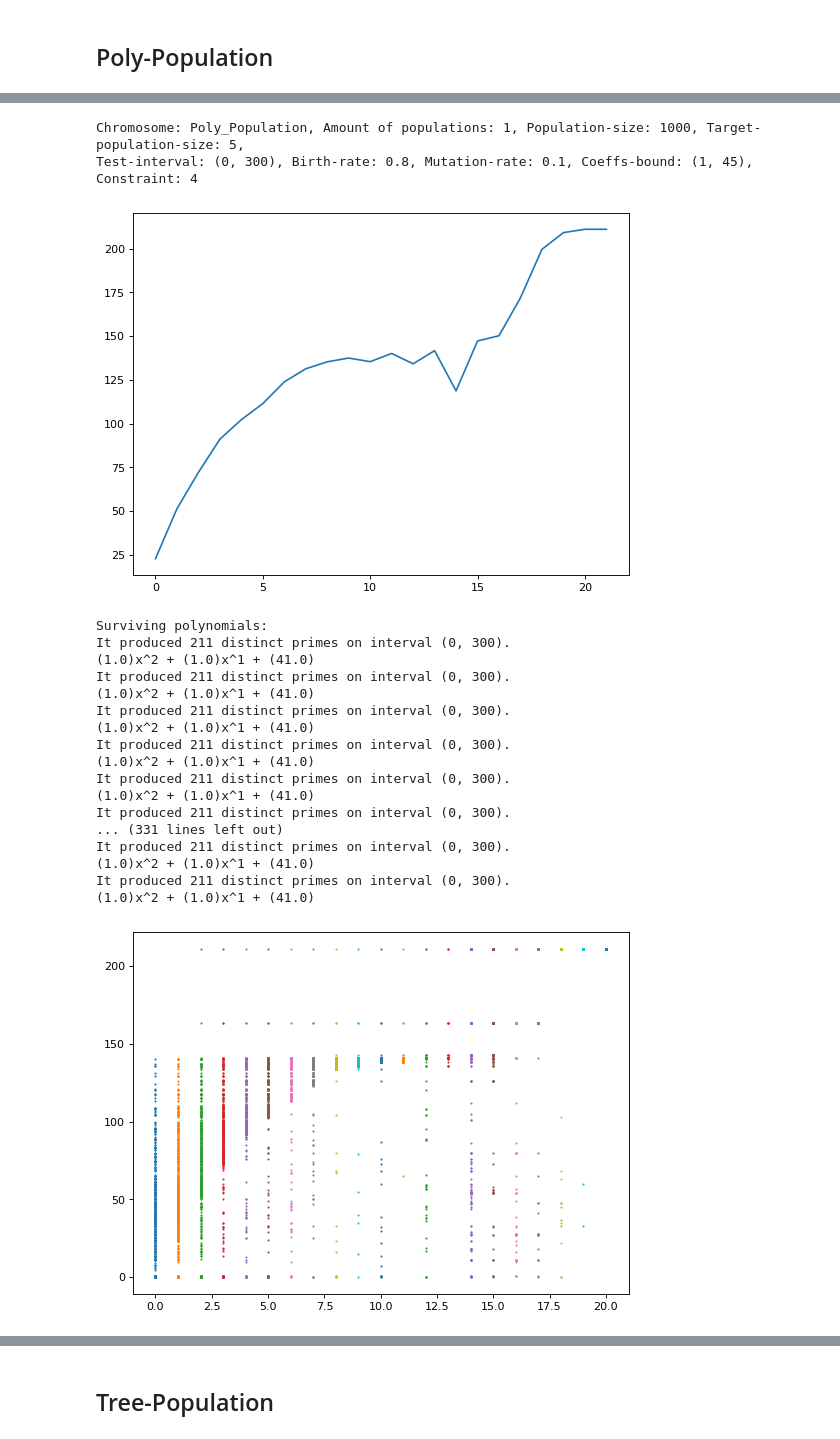
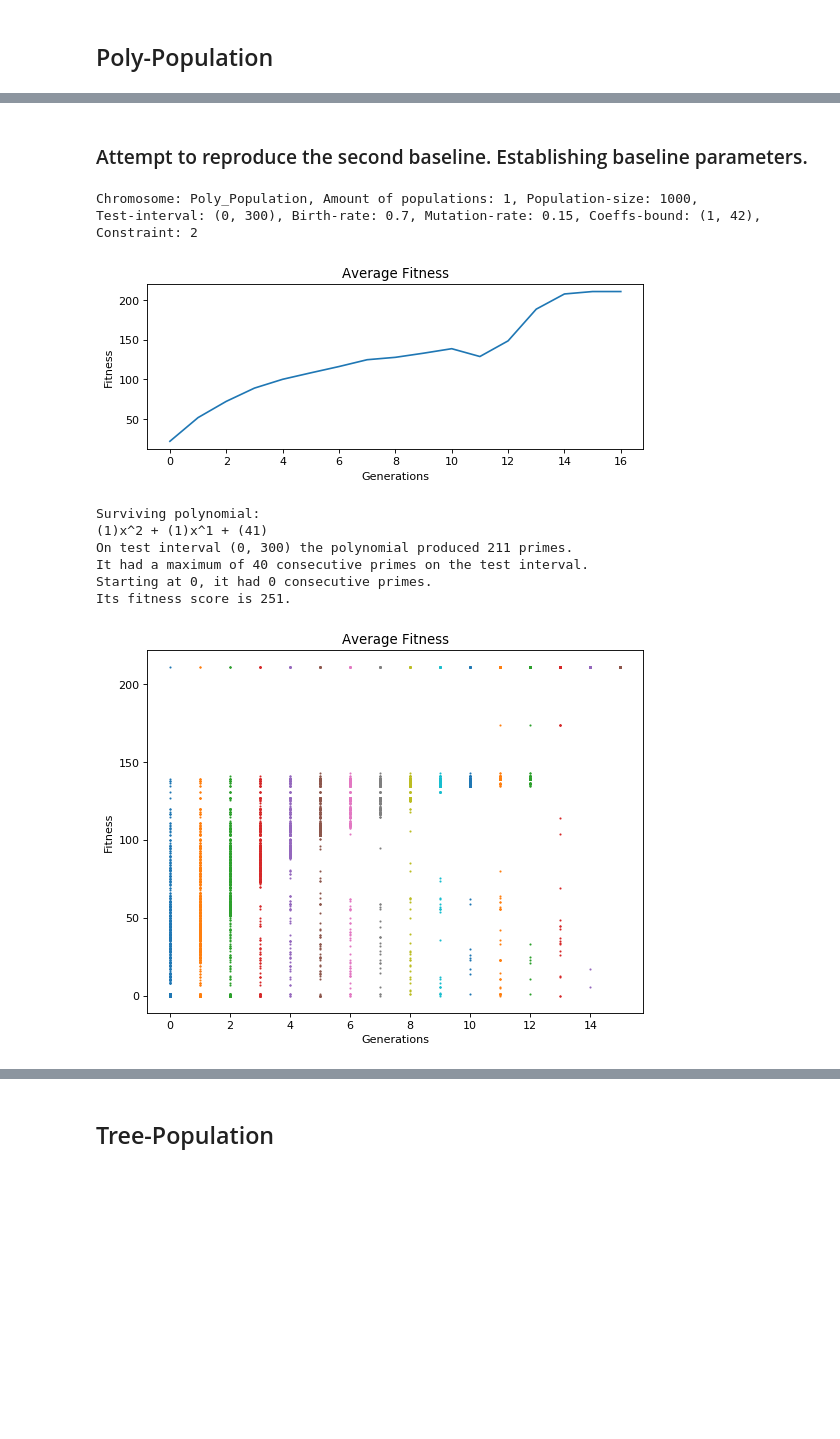
Before and after one commit to FreddoIsHere/GPandGA, a Jupyter notebook: Experiments.ipynb, the cells around one changed output, grey strips where cells are left out. Cells and saved outputs as stored; diff of their text form; code cells hidden in the pictures; blank space fills up the shorter version.

```diff
--- a/Experiments.ipynb
+++ b/Experiments.ipynb
@@ -58,43 +112,32 @@ On test interval (0, 300) the first baseline produced 143 primes. Its fitness sc
+# %% [markdown]
+<h3>Attempt to reproduce the second baseline. Establishing baseline parameters.</h3>
 # %%
 num_populations=1
 merge_point=0.3
 population_size=1000
-target_population_size=5
 test_interval=(0, 300)
-birth_rate=0.8
-mutation=0.1
-coeffs_bound = (1, 45)
-constraint = 4
-poly_population = find_prime_polynomial(Poly_Population,
+birth_rate=0.7
+mutation=0.15
+coeffs_bound = (1, 42)
+constraint = 2
+poly_pop_order_2 = find_prime_polynomial(Poly_Population,
                                    [Fitness.number_of_primes_in_interval],
                                    num_populations=num_populations, merge_point=merge_point,
                                    population_size=population_size,
-                                   target_population_size=target_population_size,
                                    test_interval=test_interval, birth_rate=birth_rate,
                                    mutation=mutation, coeffs_bound=coeffs_bound,
                                         constraint=constraint)
-show_average_fitness(poly_population)
-show_final_polynomials(poly_population, test_interval)
-show_scatter_fitness(poly_population)
+show_average_fitness(poly_pop_order_2)
+show_final_polynomials(poly_pop_order_2, test_interval)
+show_scatter_fitness(poly_pop_order_2)
 # %% [output]
-Chromosome: Poly_Population, Amount of populations: 1, Population-size: 1000, Target-population-size: 5,
-Test-interval: (0, 300), Birth-rate: 0.8, Mutation-rate: 0.1, Coeffs-bound: (1, 45), Constraint: 4
+Chromosome: Poly_Population, Amount of populations: 1, Population-size: 1000,
+Test-interval: (0, 300), Birth-rate: 0.7, Mutation-rate: 0.15, Coeffs-bound: (1, 42), Constraint: 2
-[figure, old version]
+[figure, new version]
-Surviving polynomials:
-It produced 211 distinct primes on interval (0, 300).
-(1.0)x^2 + (1.0)x^1 + (41.0)
-It produced 211 distinct primes on interval (0, 300).
-(1.0)x^2 + (1.0)x^1 + (41.0)
-It produced 211 distinct primes on interval (0, 300).
-(1.0)x^2 + (1.0)x^1 + (41.0)
-It produced 211 distinct primes on interval (0, 300).
-(1.0)x^2 + (1.0)x^1 + (41.0)
-It produced 211 distinct primes on interval (0, 300).
-(1.0)x^2 + (1.0)x^1 + (41.0)
-It produced 211 distinct primes on interval (0, 300).
-... (331 lines left out)
-It produced 211 distinct primes on interval (0, 300).
-(1.0)x^2 + (1.0)x^1 + (41.0)
-It produced 211 distinct primes on interval (0, 300).
-(1.0)x^2 + (1.0)x^1 + (41.0)
+Surviving polynomial:
+(1)x^2 + (1)x^1 + (41)
+On test interval (0, 300) the polynomial produced 211 primes.
+It had a maximum of 40 consecutive primes on the test interval.
+Starting at 0, it had 0 consecutive primes.
+Its fitness score is 251.
-[figure, old version]
+[figure, new version]
```
Also changed, not shown: parts of 7 cells of this notebook, 2 other files.
